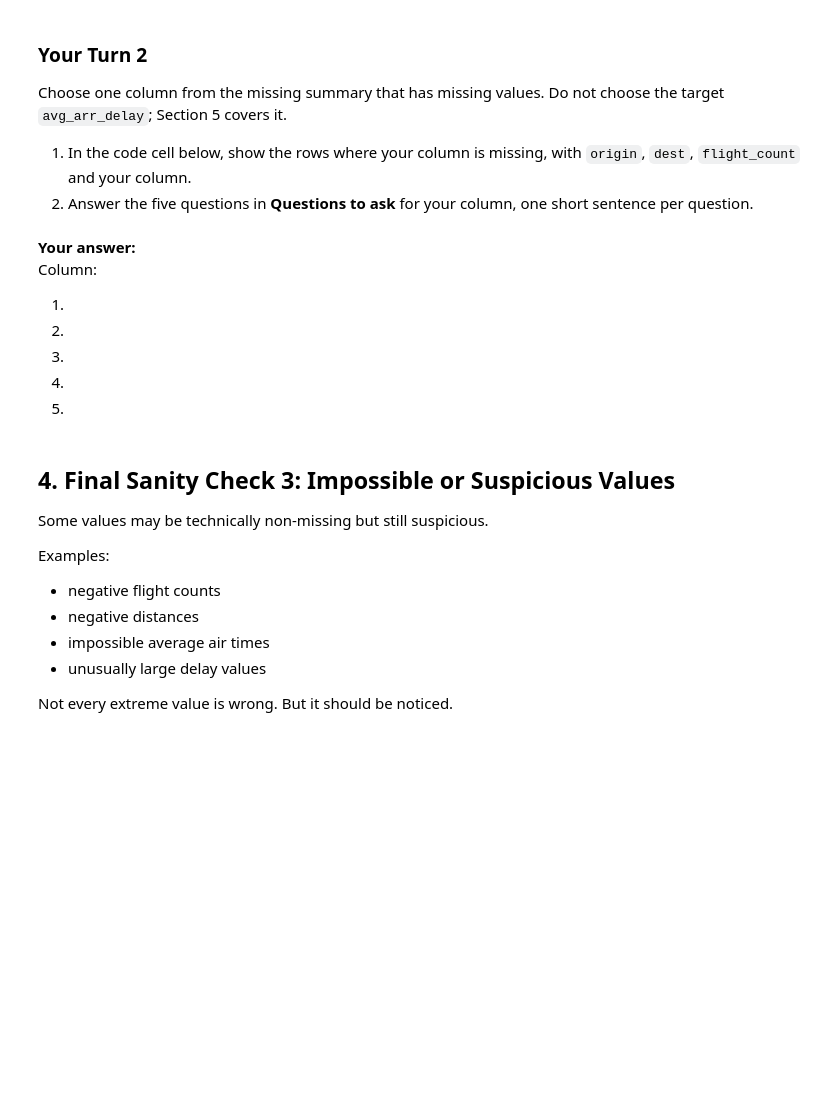
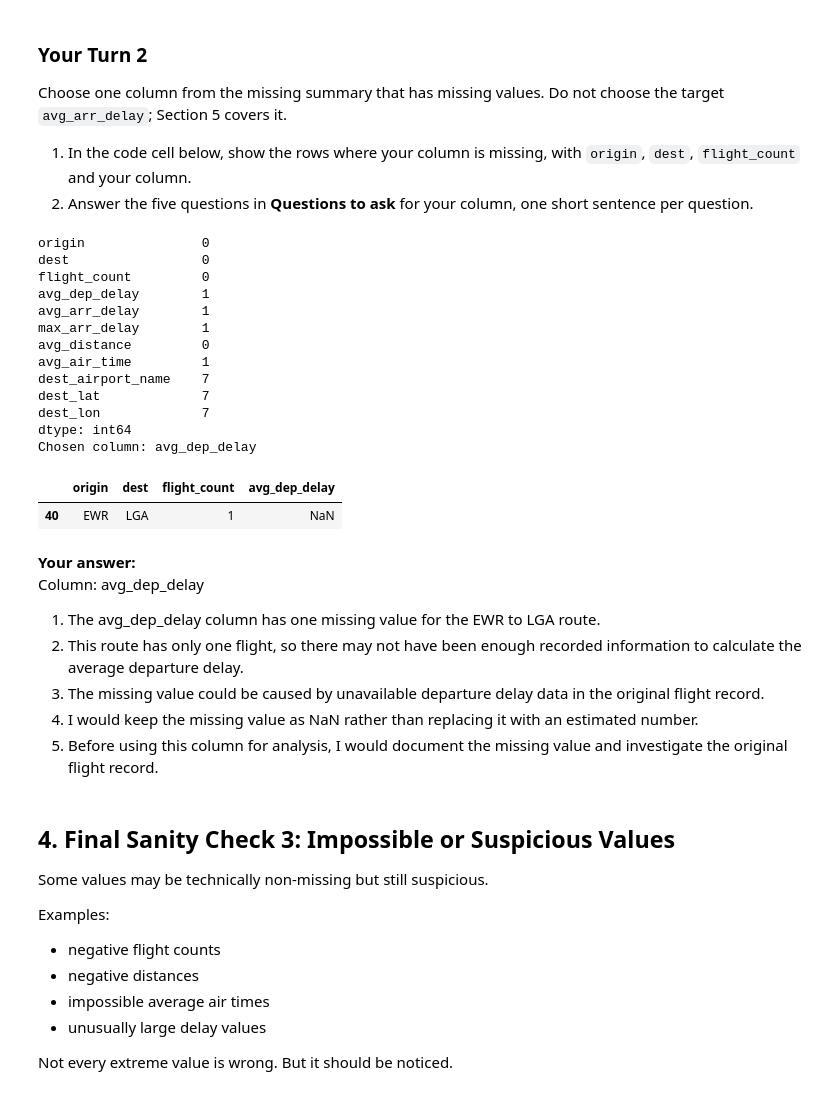
Before and after one commit to anikabhuyan1234/ban6003-week-11-anika, a Jupyter notebook: notebooks/module11_abt_documentation_guided_lab.ipynb, the cells around one changed output. Cells and saved outputs as stored; diff of their text form; code cells hidden in the pictures; blank space fills up the shorter version.

```diff
--- a/notebooks/module11_abt_documentation_guided_lab.ipynb
+++ b/notebooks/module11_abt_documentation_guided_lab.ipynb
@@ -191,16 +259,55 @@ Choose one column from the missing summary that has missing values. Do not choos
 # %%
 # Your Turn 2
 # Replace your_column with the column you chose, then show its missing rows.
 # Hint: route_abt[route_abt["your_column"].isna()][["origin", "dest", "flight_count", "your_column"]]
+
+print(route_abt.isna().sum())
+
+# Choose a column with missing values (excluding the target)
+missing_columns = [
+    col for col in route_abt.columns
+    if route_abt[col].isna().sum() > 0
+    and col != "avg_arr_delay"
+    and col not in ["origin", "dest", "flight_count"]
+]
+
+if missing_columns:
+    chosen_column = missing_columns[0]
+
+    print("Chosen column:", chosen_column)
+
+    missing_rows = route_abt[
+        route_abt[chosen_column].isna()
+    ][["origin", "dest", "flight_count", chosen_column]]
+
+    display(missing_rows)
+else:
+    print("No eligible columns have missing values.")
+# %% [output]
+origin               0
+dest                 0
+flight_count         0
+avg_dep_delay        1
+avg_arr_delay        1
+max_arr_delay        1
+avg_distance         0
+avg_air_time         1
+dest_airport_name    7
+dest_lat             7
+dest_lon             7
+dtype: int64
+Chosen column: avg_dep_delay
+|  | origin | dest | flight_count | avg_dep_delay |
+| 40 | EWR | LGA | 1 | NaN |
 # %% [markdown]
 **Your answer:**
-Column:
+Column: avg_dep_delay
 
-1.
-2.
-3.
-4.
-5.
+1. The avg_dep_delay column has one missing value for the EWR to LGA route.
+2. This route has only one flight, so there may not have been enough recorded information to calculate the average departure delay.
+3. The missing value could be caused by unavailable departure delay data in the original flight record.
+4. I would keep the missing value as NaN rather than replacing it with an estimated number.
+5. Before using this column for analysis, I would document the missing value and investigate the original flight record.
 # %% [markdown]
 ## 4. Final Sanity Check 3: Impossible or Suspicious Values
 
```
Also changed, not shown: parts of 26 cells of this notebook.
